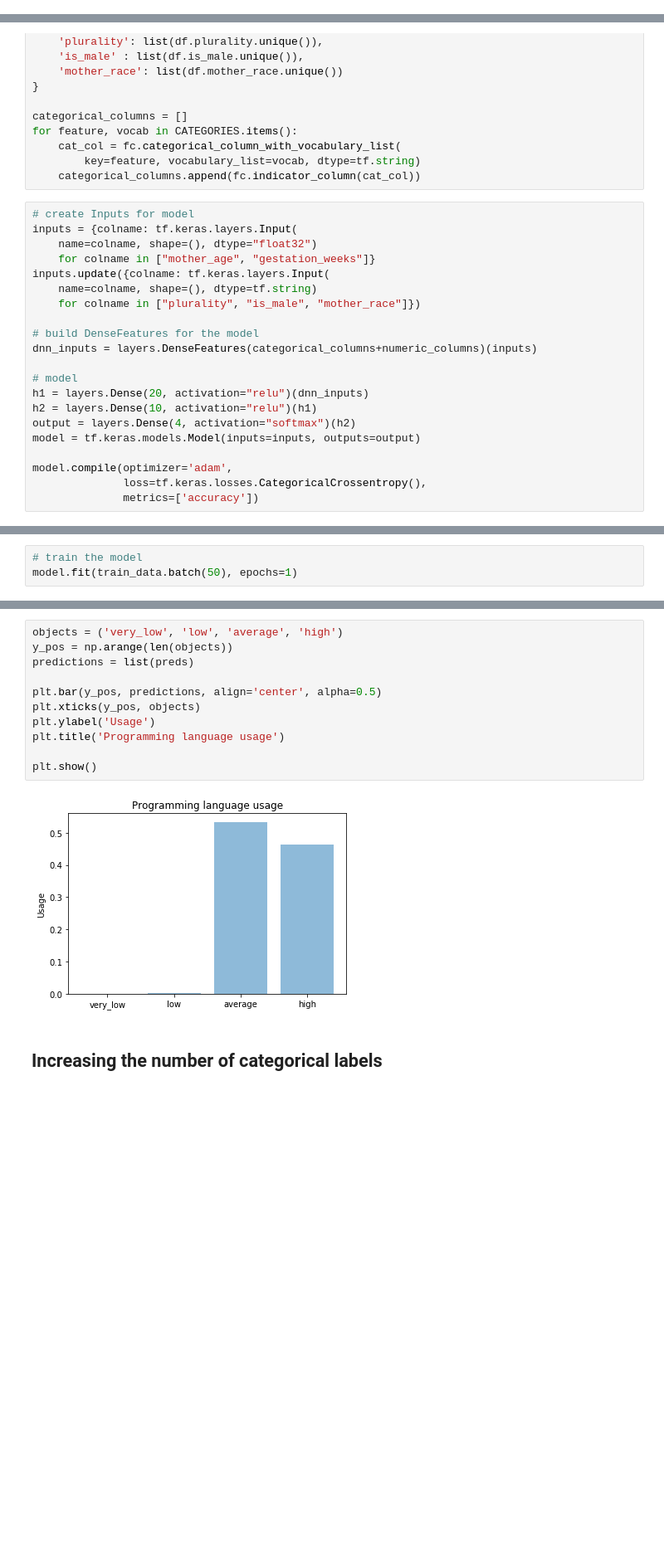
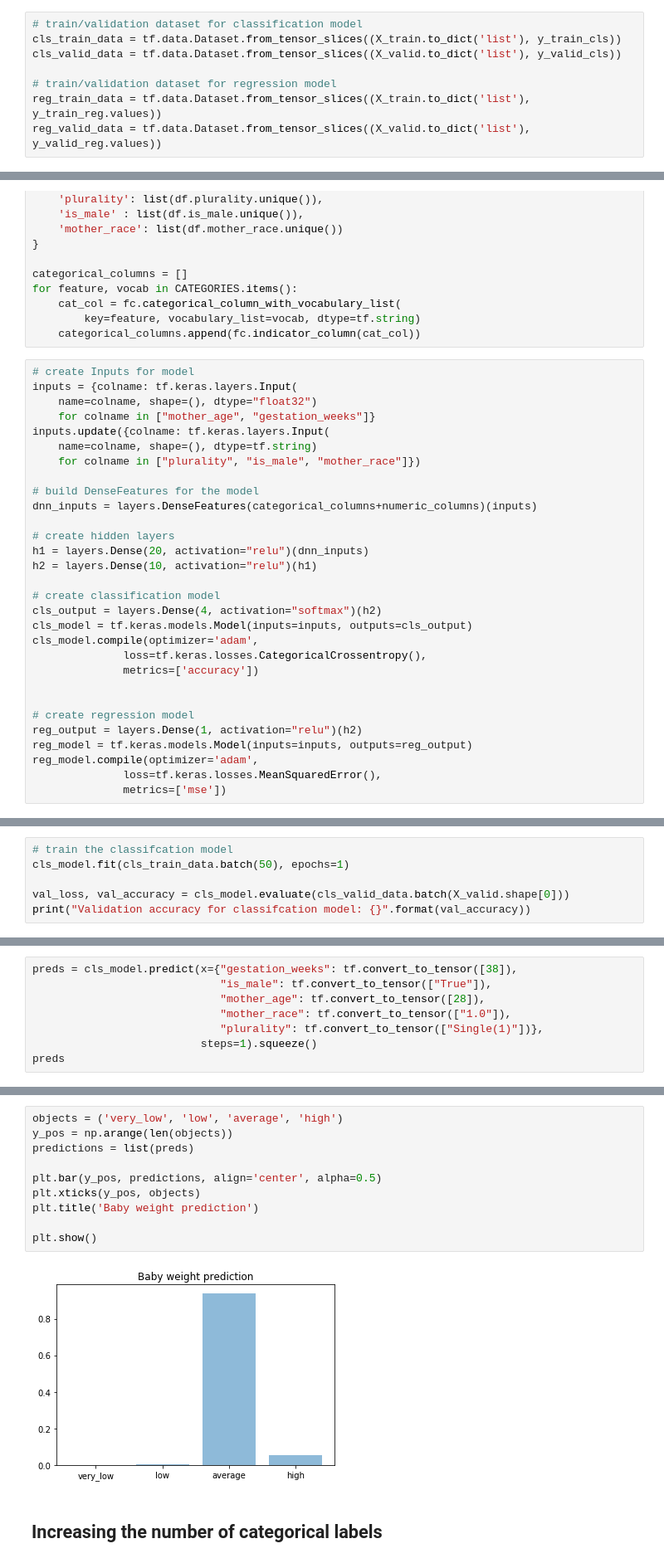
Before and after one commit to GoogleCloudPlatform/ml-design-patterns, a Jupyter notebook: 03_problem_representation/reframing.ipynb, the cells around one changed output, grey strips where cells are left out. Shown at 83% size. Cells and saved outputs as stored; diff of their text form; blank space fills up the shorter version.

Commit message:
cleaned up ensemble, added regression model for reframing notebook

```diff
--- a/03_problem_representation/reframing.ipynb
+++ b/03_problem_representation/reframing.ipynb
@@ -118,0 +131,8 @@ for dict_slice in train_data.take(1):
+# %%
+# train/validation dataset for classification model
+cls_train_data = tf.data.Dataset.from_tensor_slices((X_train.to_dict('list'), y_train_cls))
+cls_valid_data = tf.data.Dataset.from_tensor_slices((X_valid.to_dict('list'), y_valid_cls))
+
+# train/validation dataset for regression model
+reg_train_data = tf.data.Dataset.from_tensor_slices((X_train.to_dict('list'), y_train_reg.values))
+reg_valid_data = tf.data.Dataset.from_tensor_slices((X_valid.to_dict('list'), y_valid_reg.values))
@@ -144,12 +173,21 @@ inputs.update({colname: tf.keras.layers.Input(
 # build DenseFeatures for the model
 dnn_inputs = layers.DenseFeatures(categorical_columns+numeric_columns)(inputs)
 
-# model
+# create hidden layers
 h1 = layers.Dense(20, activation="relu")(dnn_inputs)
 h2 = layers.Dense(10, activation="relu")(h1)
-output = layers.Dense(4, activation="softmax")(h2)
-model = tf.keras.models.Model(inputs=inputs, outputs=output)
 
-model.compile(optimizer='adam',
+# create classification model
+cls_output = layers.Dense(4, activation="softmax")(h2)
+cls_model = tf.keras.models.Model(inputs=inputs, outputs=cls_output)
+cls_model.compile(optimizer='adam',
               loss=tf.keras.losses.CategoricalCrossentropy(),
               metrics=['accuracy'])
+
+
+# create regression model
+reg_output = layers.Dense(1, activation="relu")(h2)
+reg_model = tf.keras.models.Model(inputs=inputs, outputs=reg_output)
+reg_model.compile(optimizer='adam',
+              loss=tf.keras.losses.MeanSquaredError(),
+              metrics=['mse'])
@@ -163,5 +196,8 @@ The old _FeatureColumn APIs are being deprecated. Please use the new FeatureColu
 # %%
-# train the model
-model.fit(train_data.batch(50), epochs=1)
+# train the classifcation model
+cls_model.fit(cls_train_data.batch(50), epochs=1)
+
+val_loss, val_accuracy = cls_model.evaluate(cls_valid_data.batch(X_valid.shape[0]))
+print("Validation accuracy for classifcation model: {}".format(val_accuracy))
 # %% [output]
 Train for 4234 steps
@@ -186,0 +234,8 @@ array([9.0026711e-05, 1.9278120e-03, 5.3354180e-01, 4.6444038e-01],
+# %%
+preds = cls_model.predict(x={"gestation_weeks": tf.convert_to_tensor([38]),
+                             "is_male": tf.convert_to_tensor(["True"]),
+                             "mother_age": tf.convert_to_tensor([28]),
+                             "mother_race": tf.convert_to_tensor(["1.0"]),
+                             "plurality": tf.convert_to_tensor(["Single(1)"])},
+                          steps=1).squeeze()
+preds
@@ -187,16 +245,15 @@ array([9.0026711e-05, 1.9278120e-03, 5.3354180e-01, 4.6444038e-01],
 # %%
 objects = ('very_low', 'low', 'average', 'high')
 y_pos = np.arange(len(objects))
 predictions = list(preds)
 
 plt.bar(y_pos, predictions, align='center', alpha=0.5)
 plt.xticks(y_pos, objects)
-plt.ylabel('Usage')
-plt.title('Programming language usage')
+plt.title('Baby weight prediction')
 
 plt.show()
 # %% [output]
-[figure, old version]
+[figure, new version]
 # %% [markdown]
 ## Increasing the number of  categorical labels
 # %% [markdown]
```
Also changed, not shown: parts of 25 cells of this notebook.
